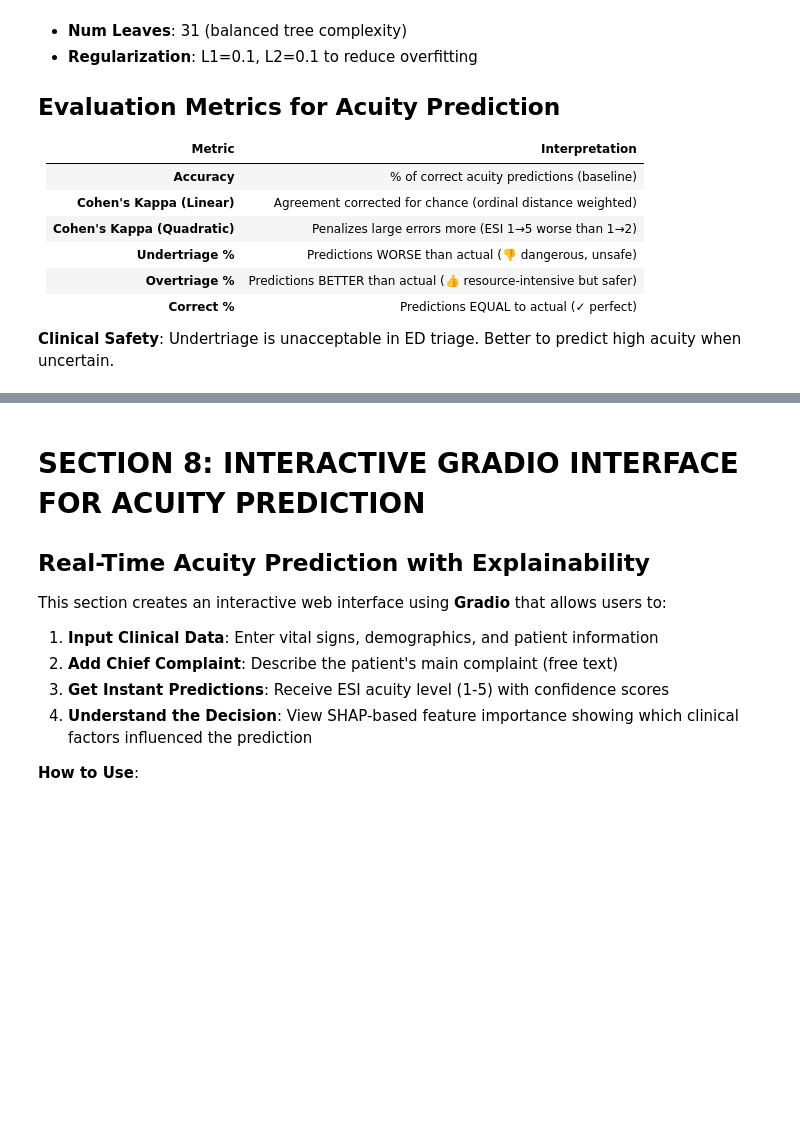
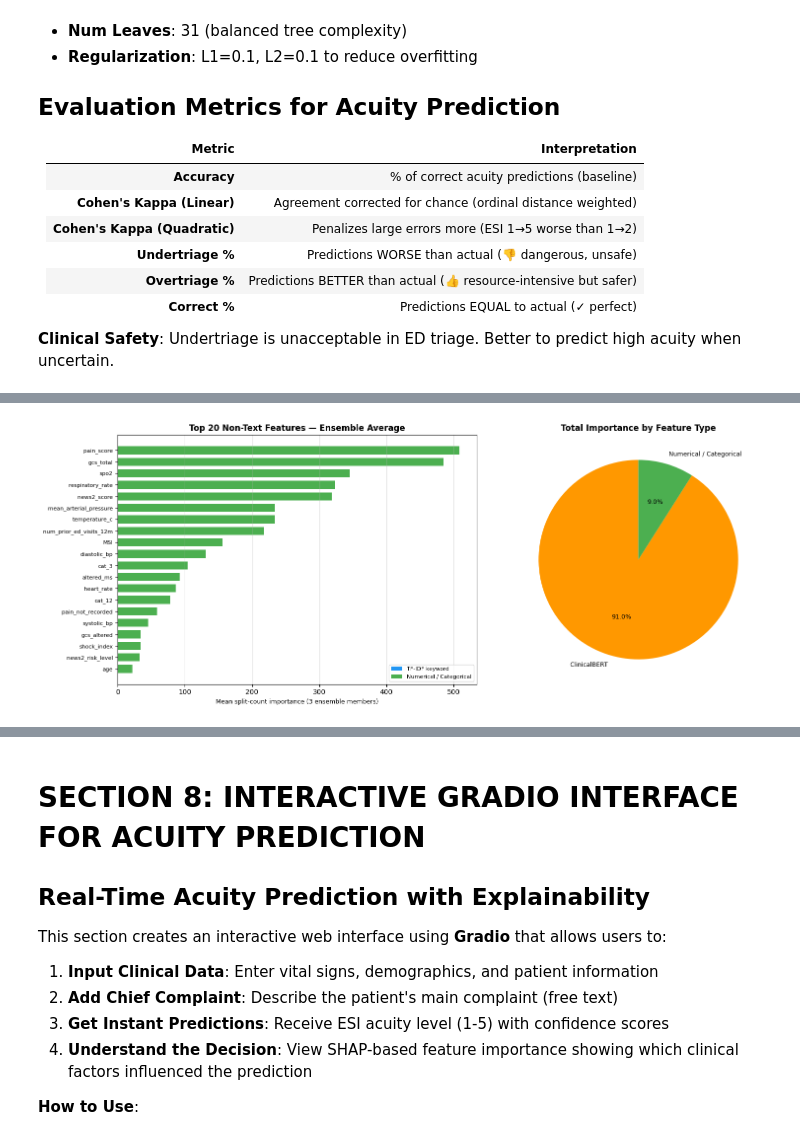
Before and after one commit to dsAlessandro/Emergency-Department-Acuity-Prediction, a Jupyter notebook: main.ipynb, the cells around one changed output, grey strips where cells are left out. Cells and saved outputs as stored; diff of their text form; code cells hidden in the pictures; blank space fills up the shorter version.

```diff
--- a/main.ipynb
+++ b/main.ipynb
@@ -1139,12 +1139,12 @@ text_pipeline = Pipeline([
             max_length=128,
             batch_size=16
         )),
-        ('chi2_tfidf', Chi2TextFeatureSelector(
-            text_col=text_feature,
-            k_per_label=50,
-            min_df=3,
-            ngram_range=(1, 3)
-        ))
+        # ('chi2_tfidf', Chi2TextFeatureSelector(
+        #     text_col=text_feature,
+        #     k_per_label=50,
+        #     min_df=3,
+        #     ngram_range=(1, 3)
+        # ))
     ]))
 ])
 
@@ -1691,19 +2226,73 @@ EXTRACTING FEATURE NAMES FROM PREPROCESSOR
 # %%
+
 # ============================================================================
-# FEATURE IMPORTANCE ANALYSIS - LightGBM Built-in Importance
+# SECTION 7a: ENSEMBLE FEATURE IMPORTANCE  (3-model average)
 # ============================================================================
-# LightGBM scores features by how often they are used + their contribution
-# This identifies which clinical variables matter most for acuity prediction
+# Averages LightGBM split-count importances over all three ensemble members:
+#   lgbm_acuity (baseline), ensemble_models[12] (Trial 12), ensemble_models[6] (Trial 6)
+# Split-count = how many times each feature is used in tree splits.
 
-feature_importances = lgbm_acuity.feature_importances_
-feature_importance_dict = dict(zip(feature_names_stage1, feature_importances))
+from matplotlib.patches import Patch
 
-# Sort features by importance (descending)
-sorted_features = sorted(feature_importance_dict.items(), key=lambda x: x[1], reverse=True)
+_ens_models_fi = [lgbm_acuity, ensemble_models[12], ensemble_models[6]]
+_ens_labels_fi = ['Baseline (n_est=200)', 'Trial 12 (n_est=687)', 'Trial 6 (n_est=312)']
 
-print(f"\n📊 TOP 30 MOST IMPORTANT FEATURES FOR ACUITY PREDICTION:")
-print(f"{'Rank':<5} {'Feature':<50} {'Importance':>10}")
-print(f"{'-'*65}")
-for i, (feature, importance) in enumerate(sorted_features[:30]):
-    print(f"{i+1:4d}. {feature:50s} {importance:10.4f}")
+_imp_matrix = np.vstack([m.feature_importances_ for m in _ens_models_fi])   # (3, n_feats)
+avg_imp     = _imp_matrix.mean(axis=0)
+
+n_feats_fi = len(avg_imp)
+_fn_fi = (feature_names_stage1 if len(feature_names_stage1) == n_feats_fi
+          else [f"feat_{i}" for i in range(n_feats_fi)])
+
+def _ftype(fname: str) -> str:
+    if fname.startswith('clinical_bert_') or fname.startswith('BERT_'):
+        return 'ClinicalBERT'
+    if 'tfidf' in fname.lower():
+        return 'TF-IDF keyword'
+    return 'Numerical / Categorical'
+
+import pandas as pd
+fi_df = pd.DataFrame({'feature': _fn_fi, 'importance': avg_imp,
+                      'type': [_ftype(f) for f in _fn_fi]})
+fi_df = fi_df.sort_values('importance', ascending=False).reset_index(drop=True)
+non_bert_fi = fi_df[fi_df['type'] != 'ClinicalBERT'].reset_index(drop=True)
+
+print("=" * 72)
+print("ENSEMBLE FEATURE IMPORTANCE  (mean split-count, 3 models)")
+print("=" * 72)
+print(f"\n  {'Rank':>4}  {'Feature':<52}  {'Type':<22}  {'Importance':>10}")
+print("  " + "─" * 94)
+for i, row in non_bert_fi.head(25).iterrows():
+    print(f"  {i+1:>4}.  {row['feature'][:52]:<52}  {row['type']:<22}  {row['importance']:>10.1f}")
+
+type_sum = fi_df.groupby('type')['importance'].agg(['sum', 'count'])
+type_sum['%'] = type_sum['sum'] / type_sum['sum'].sum() * 100
+print(f"\n  Importance by feature type:")
+print(type_sum.rename(columns={'count': 'N', 'sum': 'Total', '%': '% of total'}).to_string())
+
+# ── Figure: top-20 non-BERT + type pie ───────────────────────────────────────
+_TYPE_COLORS = {'TF-IDF keyword': '#2196F3', 'Numerical / Categorical': '#4CAF50',
+                'ClinicalBERT': '#FF9800'}
+fig, axes = plt.subplots(1, 2, figsize=(16, 6))
+
+top20 = non_bert_fi.head(20)
+colors_bar = [_TYPE_COLORS.get(t, '#888') for t in top20['type']]
+axes[0].barh(range(20), top20['importance'].values[::-1], color=colors_bar[::-1],
+             edgecolor='none', height=0.7)
+axes[0].set_yticks(range(20))
+axes[0].set_yticklabels([n[:48] for n in top20['feature'].values[::-1]], fontsize=8)
+axes[0].set_xlabel('Mean split-count importance (3 ensemble members)', fontsize=9)
+axes[0].set_title('Top 20 Non-Text Features — Ensemble Average', fontweight='bold')
+axes[0].grid(axis='x', alpha=0.3)
+legend_els = [Patch(facecolor=v, label=k) for k, v in _TYPE_COLORS.items() if k != 'ClinicalBERT']
+axes[0].legend(handles=legend_els, fontsize=8, loc='lower right')
+
+_ts = type_sum.sort_values('sum', ascending=False)
+pie_colors = [_TYPE_COLORS.get(k, '#888') for k in _ts.index]
+axes[1].pie(_ts['sum'], labels=_ts.index, autopct='%1.1f%%',
+            colors=pie_colors, startangle=90, textprops={'fontsize': 9})
+axes[1].set_title('Total Importance by Feature Type', fontweight='bold')
+
+plt.tight_layout()
+plt.show()
 # %% [output]
@@ -1727 +2316,2 @@ Rank  Feature                                            Importance
+[figure, added]
 # %% [markdown]
```
Also changed, not shown: parts of 34 cells of this notebook, 3 other files.
